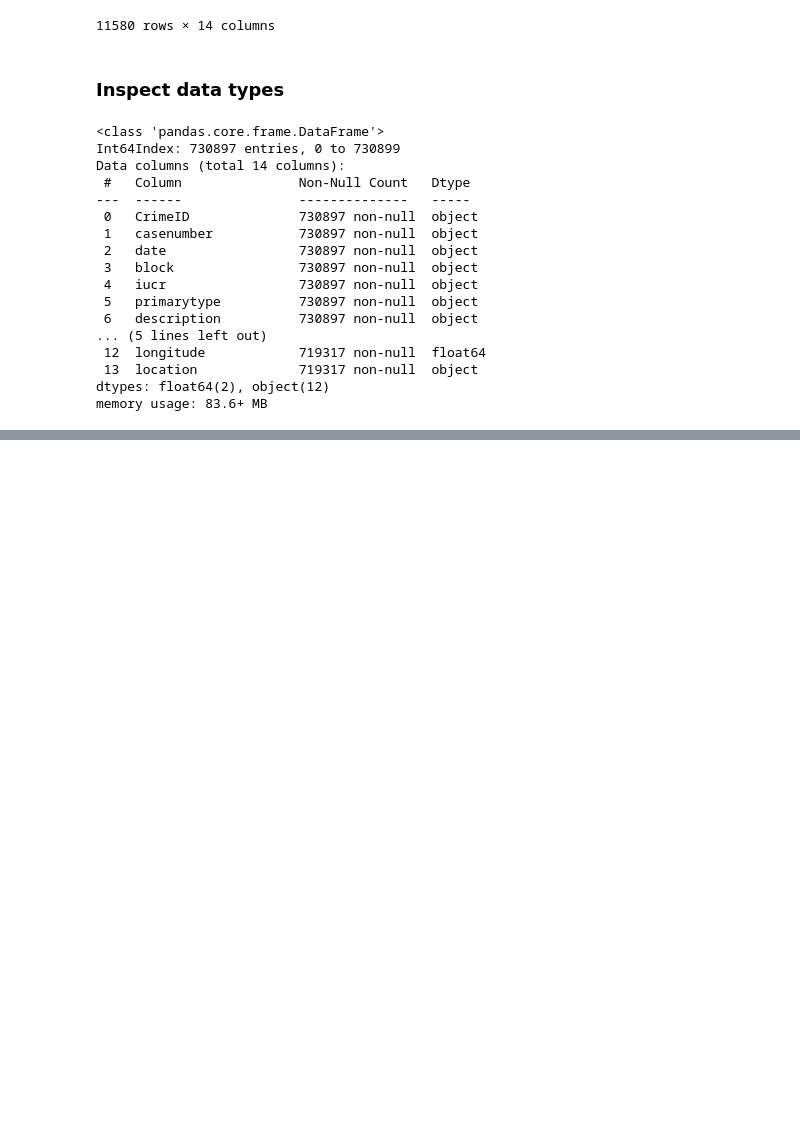
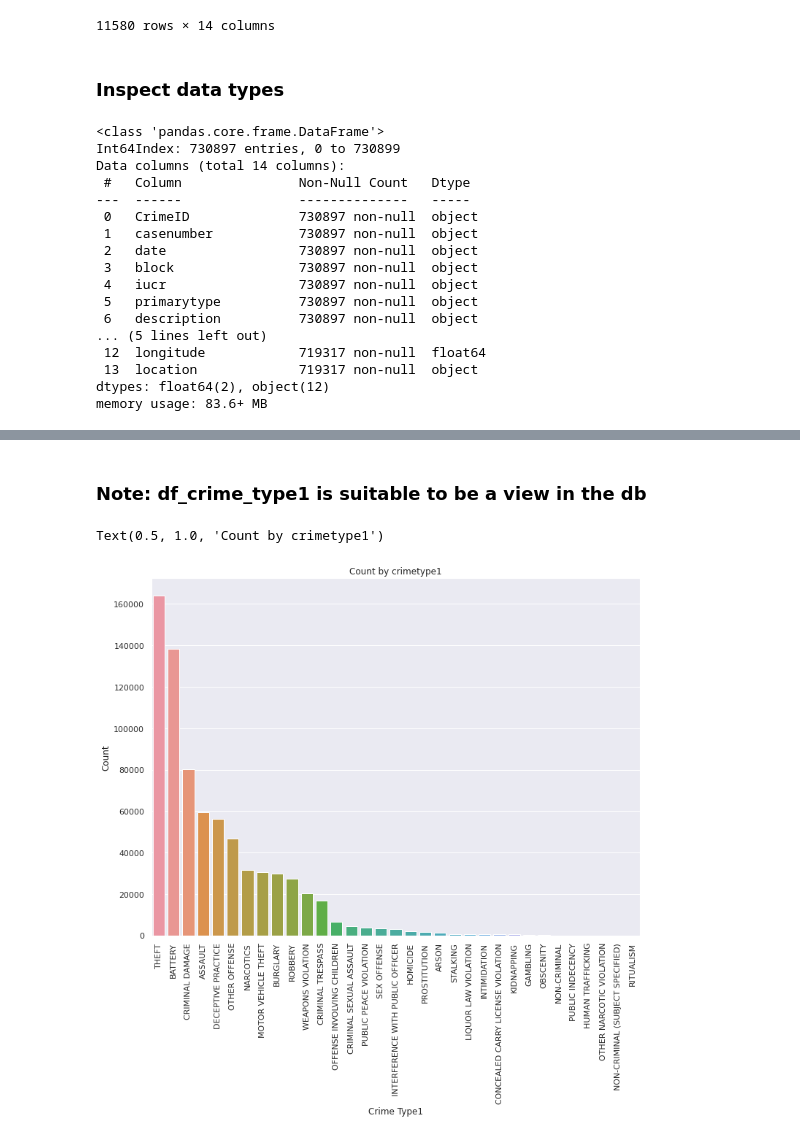
Before and after one commit to AngeloBarisano/data_management_and_ethics, a Jupyter notebook: eda.ipynb, the cells around one changed output, grey strips where cells are left out. Drawn from its saved outputs; the diff is of its cells as text; code cells hidden in the pictures; blank space fills up the shorter version.

```diff
--- a/eda.ipynb
+++ b/eda.ipynb
@@ -211,0 +363,4 @@ df = df.astype({"CrimeID":str})
+# %%
+# now convert date
+df["date_time"] = pd.to_datetime(df.date.astype(str),
+                              errors="coerce")
@@ -211,0 +389,2 @@ df = df.astype({"CrimeID":str})
+# %%
+df.loc[df.primarytype == "CRIM SEXUAL ASSAULT"] = "CRIMINAL SEXUAL ASSAULT"
@@ -229 +452,3 @@ location               11580
 dtype: int64
+# %%
+df.reset_index(inplace=True, drop = True )
@@ -256,0 +542,17 @@ df
+# %% [markdown]
+### Note: df_crime_type1 is suitable to be a view in the db
+# %%
+df_crime_type1 = pd.DataFrame(zip(df.primarytype.value_counts().index, df.primarytype.value_counts().values), columns = ["Type1", "count_Type1"])
+df_crime_type2 = pd.DataFrame(zip(df.description.value_counts().index, df.description.value_counts().values), columns = ["Type2", "count_Type2"])
+# %%
+# type 1
+plt.figure(figsize=(12, 9))
+ax = sns.barplot(x="Type1", y="count_Type1", data=df_crime_type1)
+
+plt.xticks(rotation=90)
+plt.xlabel("Crime Type1")
+plt.ylabel("Count")
+plt.title("Count by crimetype1")
+# %% [output]
+Text(0.5, 1.0, 'Count by crimetype1')
+[figure, added]
```
Also changed, not shown: parts of 28 cells of this notebook.
